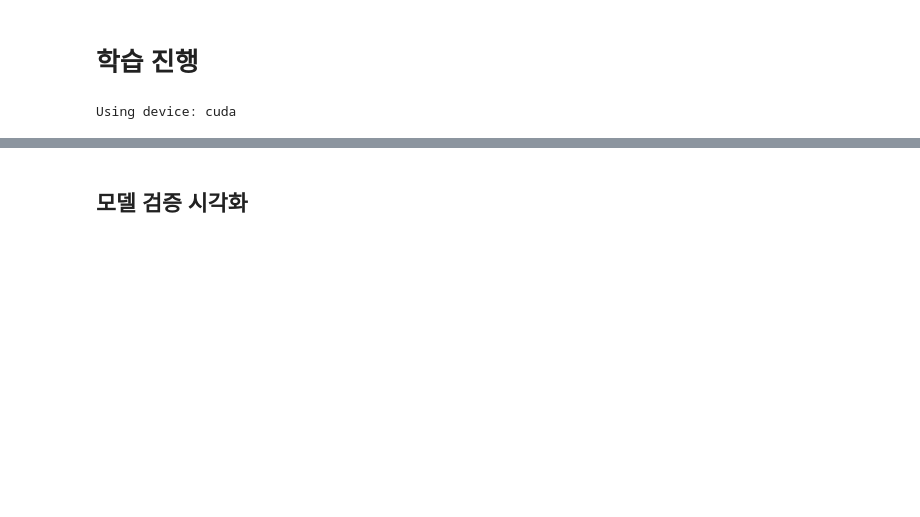
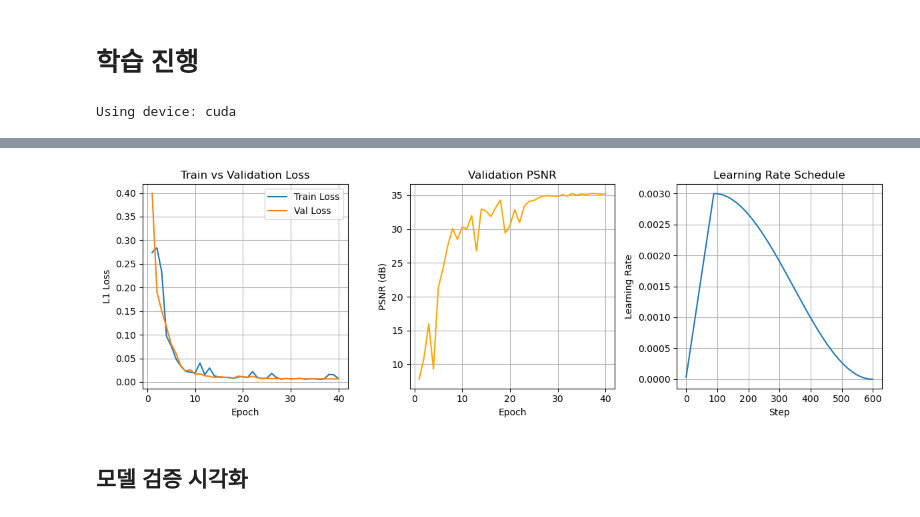
Before and after one commit to infeimkr/codeit_ai4, a Jupyter notebook: 미션5_3팀_임인철.ipynb, the cells around one changed output, grey strips where cells are left out. Cells and saved outputs as stored; diff of their text form; code cells hidden in the pictures; blank space fills up the shorter version.

```diff
--- a/미션5_3팀_임인철.ipynb
+++ b/미션5_3팀_임인철.ipynb
@@ -547,3 +556,37 @@ for epoch in range(EPOCHS):
+# %%
+epochs = range(1, EPOCHS + 1)
+
+plt.figure(figsize=(12,4))
+
+# Loss
+plt.subplot(1,3,1)
+plt.plot(epochs, train_losses, label='Train Loss')
+plt.plot(epochs, val_losses, label='Val Loss')
+plt.xlabel('Epoch')
+plt.ylabel('L1 Loss')
+plt.title('Train vs Validation Loss')
+plt.legend()
+plt.grid(True)
+
+# PSNR
+plt.subplot(1,3,2)
+plt.plot(epochs, val_psnrs, label='Val PSNR', color='orange')
+plt.xlabel('Epoch')
+plt.ylabel('PSNR (dB)')
+plt.title('Validation PSNR')
+plt.grid(True)
+
+# LRs
+plt.subplot(1,3,3)
+plt.plot(lrs)
+plt.xlabel('Step')
+plt.ylabel('Learning Rate')
+plt.title('Learning Rate Schedule')
+plt.grid(True)
+plt.tight_layout()
+plt.show()
+# %% [output]
+[figure, added]
 # %% [markdown]
 ## 모델 검증 시각화
 # %%
```
Also changed, not shown: parts of 14 cells of this notebook.
